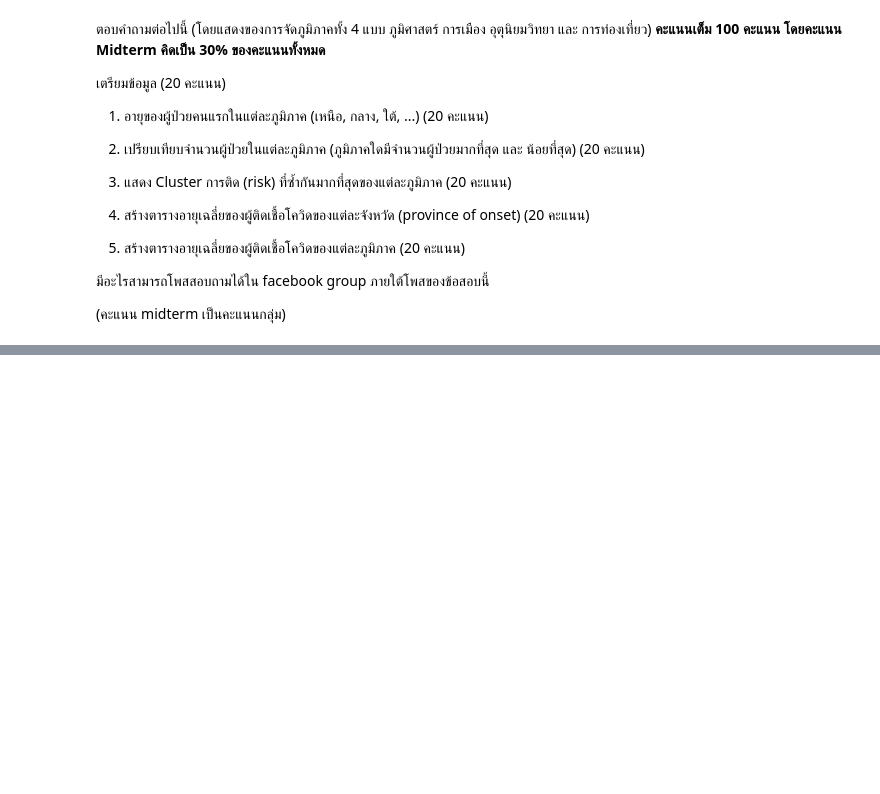
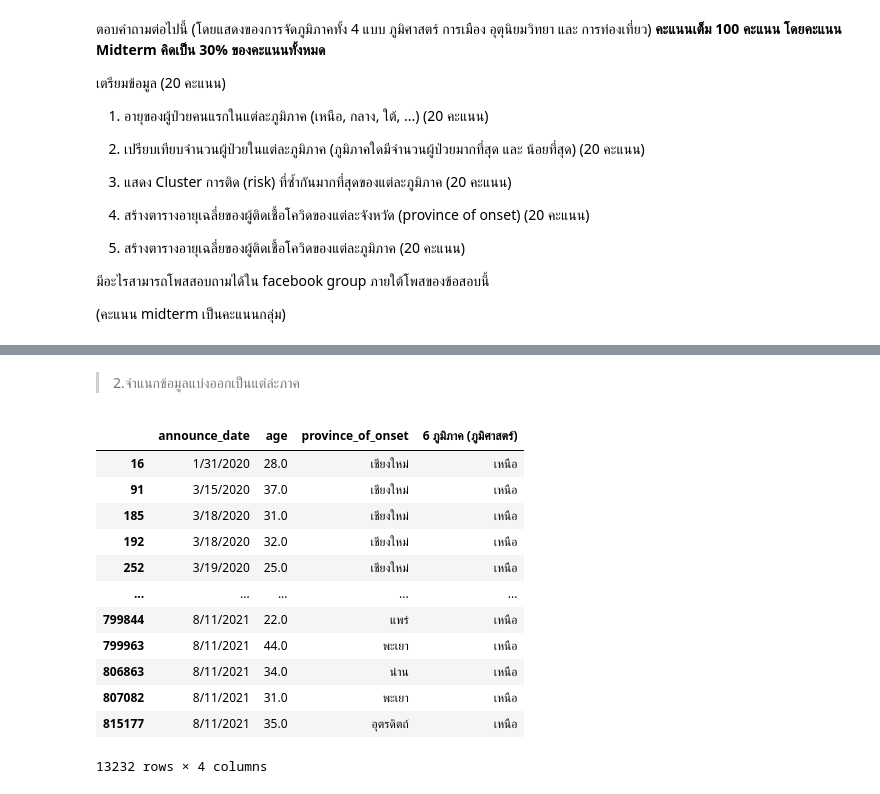
Before and after one commit to khanittha-phusopha/DWDM21, a Jupyter notebook: BasicPython&DataViz_midterm2022.ipynb, the cells around one changed output, grey strips where cells are left out. Cells and saved outputs as stored; diff of their text form; code cells hidden in the pictures; blank space fills up the shorter version.

```diff
--- a/BasicPython&DataViz_midterm2022.ipynb
+++ b/BasicPython&DataViz_midterm2022.ipynb
@@ -196,0 +269,20 @@ data02
+# %% [markdown]
+>2.จำแนกข้อมูลแบ่งออกเป็นแต่ล่ะภาค
+# %%
+#เลือกข้อมูลที่เป็น ภาคเหนือ
+North = Q1_table[Q1_table['6 ภูมิภาค (ภูมิศาสตร์)']=='เหนือ']
+North
+# %% [output]
+|  | announce_date | age | province_of_onset | 6 ภูมิภาค (ภูมิศาสตร์) |
+| 16 | 1/31/2020 | 28.0 | เชียงใหม่ | เหนือ |
+| 91 | 3/15/2020 | 37.0 | เชียงใหม่ | เหนือ |
+| 185 | 3/18/2020 | 31.0 | เชียงใหม่ | เหนือ |
+| 192 | 3/18/2020 | 32.0 | เชียงใหม่ | เหนือ |
+| 252 | 3/19/2020 | 25.0 | เชียงใหม่ | เหนือ |
+| ... | ... | ... | ... | ... |
+| 799844 | 8/11/2021 | 22.0 | แพร่ | เหนือ |
+| 799963 | 8/11/2021 | 44.0 | พะเยา | เหนือ |
+| 806863 | 8/11/2021 | 34.0 | น่าน | เหนือ |
+| 807082 | 8/11/2021 | 31.0 | พะเยา | เหนือ |
+| 815177 | 8/11/2021 | 35.0 | อุตรดิตถ์ | เหนือ |
+13232 rows × 4 columns
```
Also changed, not shown: parts of 90 cells of this notebook.
